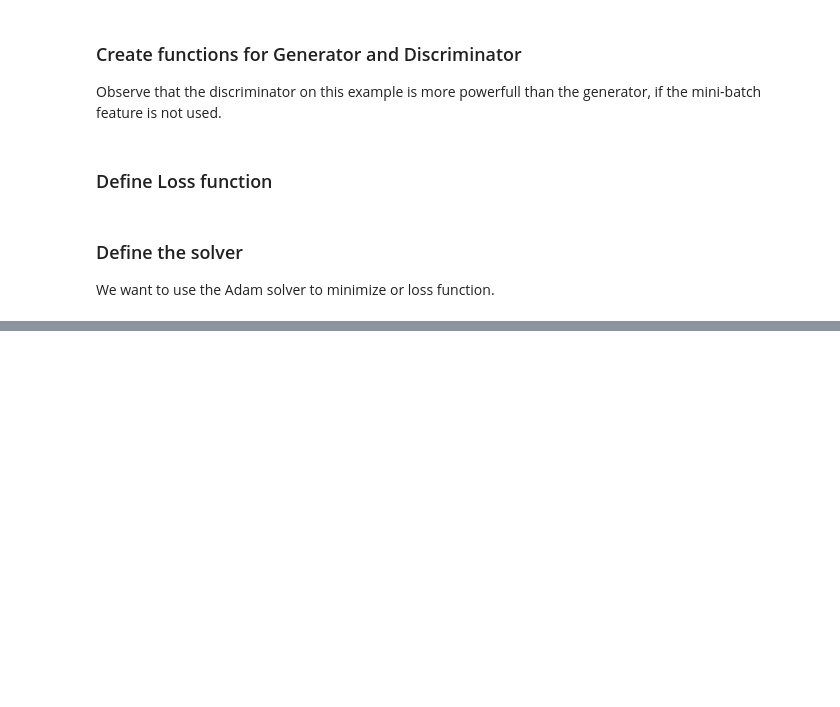
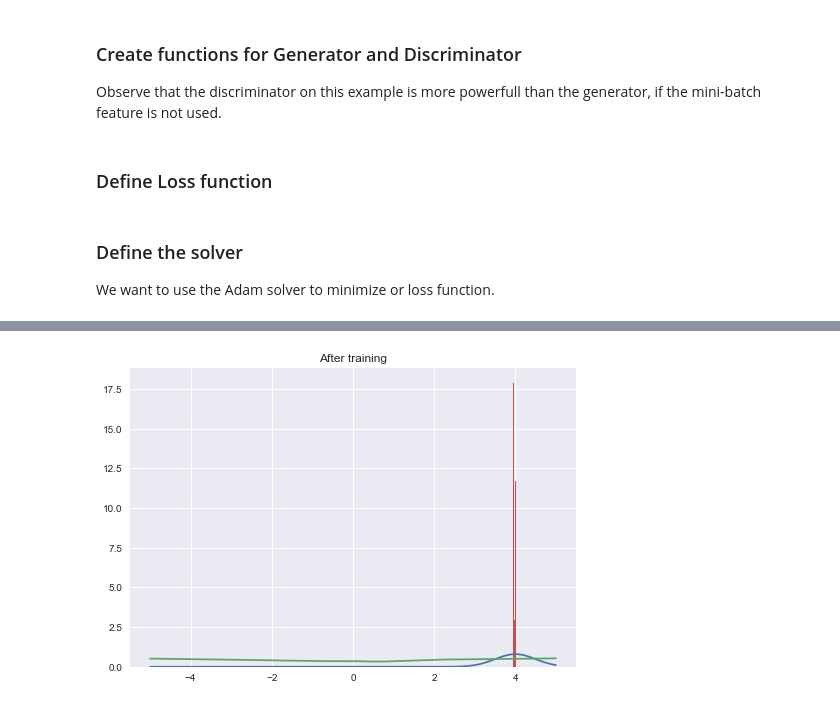
Before and after one commit to leonardoaraujosantos/GenerativeAdversarialNetwork, a Jupyter notebook: src/notebooks/Simple_1D_Gan-Pytorch.ipynb, the cells around one changed output, grey strips where cells are left out. Cells and saved outputs as stored; diff of their text form; code cells hidden in the pictures; blank space fills up the shorter version.

```diff
--- a/src/notebooks/Simple_1D_Gan-Pytorch.ipynb
+++ b/src/notebooks/Simple_1D_Gan-Pytorch.ipynb
@@ -60,6 +62,40 @@ def xavier_init(size):
     in_dim = size[0]
     xavier_stddev = 1. / np.sqrt(in_dim / 2.)
     return Variable(torch.randn(*size) * xavier_stddev, requires_grad=True)
+# %%
+def sample_noise(M):
+    z = np.float32(np.linspace(-5.0, 5.0, M) + np.random.random(M) * 0.01)
+    return z
+
+def plot_decision_boundary(discriminate):
+    xs = np.linspace(-5, 5, 1000)
+    plt.plot(xs, norm.pdf(xs, loc=mu, scale=sigma), label='p_data')
+
+    r = 1000
+    xs = np.float32(np.linspace(-5, 5, r))
+    xs_tensor = Variable(torch.from_numpy(xs.reshape(r, 1)))
+    ds_tensor = discriminate(xs_tensor)
+    ds = ds_tensor.data.numpy()
+    plt.plot(xs, ds, label='decision boundary')
+    plt.show()
+
+
+def plot_fig(generate, discriminate, mu=4, sigma=0.5):
+    xs = np.linspace(-5, 5, 1000)
+    plt.plot(xs, norm.pdf(xs, loc=mu, scale=sigma), label='p_data')
+
+    r = 5000
+    xs = np.float32(np.linspace(-5, 5, r))
+    xs_tensor = Variable(torch.from_numpy(xs.reshape(r, 1)))
+    ds_tensor = discriminate(xs_tensor)
+    ds = ds_tensor.data.numpy()
+    plt.plot(xs, ds, label='decision boundary')
+
+    zs = sample_noise(r)
+    zs_tensor = Variable(torch.from_numpy(np.float32(zs.reshape(r, 1))))
+    gs_tensor = generate(zs_tensor)
+    gs = gs_tensor.data.numpy()
+    plt.hist(gs, bins=10, normed=True)
 # %% [markdown]
 ### Create functions for Generator and Discriminator
 Observe that the discriminator on this example is more powerfull than the generator, if the mini-batch feature is not used.
@@ -344,0 +187,6 @@ Generator loss 0.368850201368
+# %%
+plot_fig(modelG, modelD)
+plt.title('After training')
+plt.show()
+# %% [output]
+[figure, added]
```
Also changed, not shown: parts of 5 cells of this notebook.
